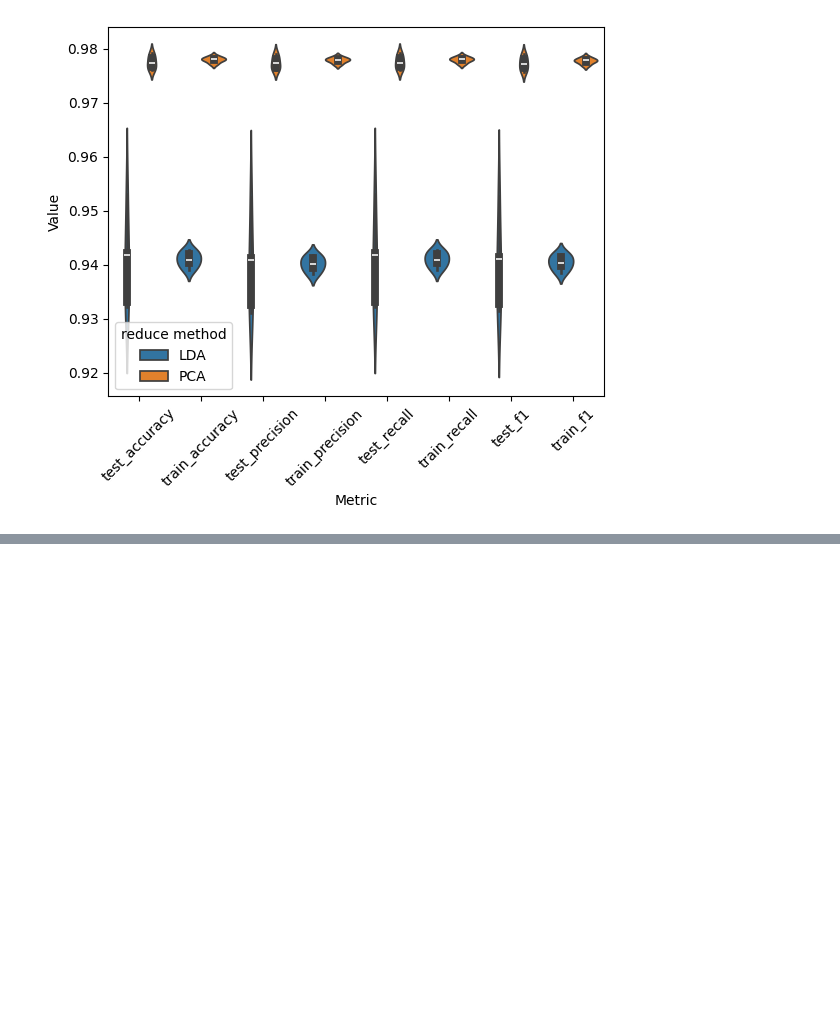
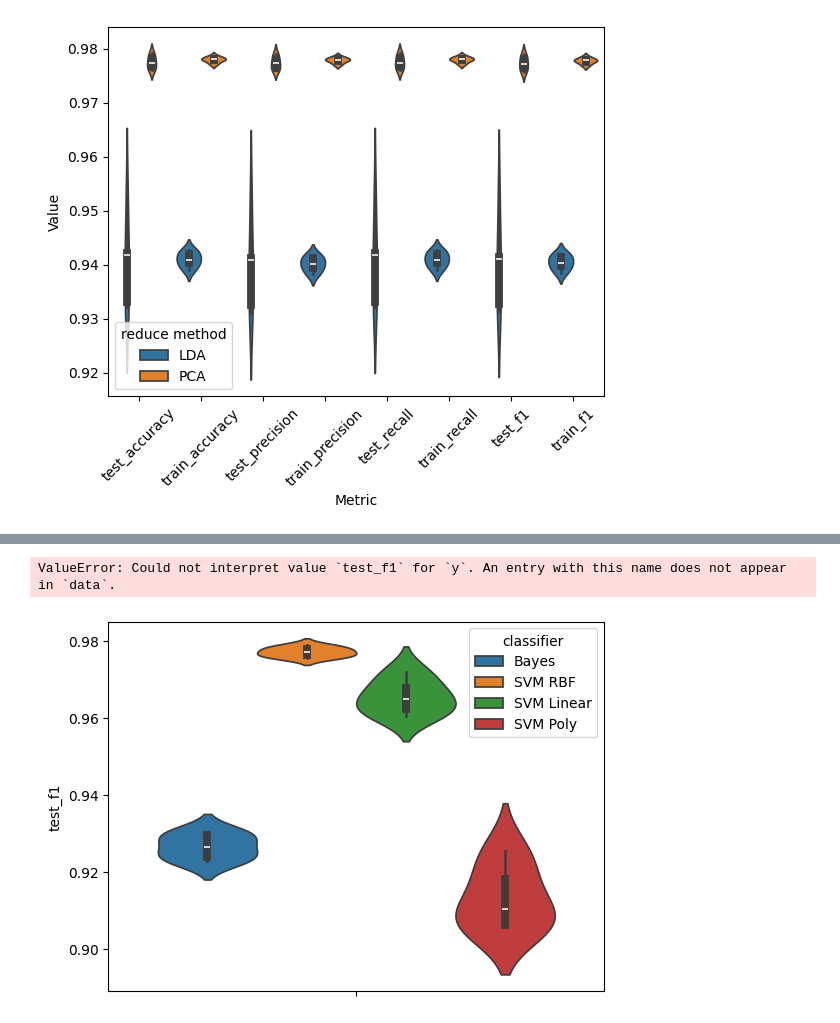
Before and after one commit to xterm99/kaggle-epileptic-seizure-recognition, a Jupyter notebook: Train_Evaluation.ipynb, the cells around one changed output, grey strips where cells are left out. Drawn from its saved outputs; the diff is of its cells as text; code cells hidden in the pictures; blank space fills up the shorter version.

```diff
--- a/Train_Evaluation.ipynb
+++ b/Train_Evaluation.ipynb
@@ -506,0 +547,60 @@ plt.show()
+# %%
+def run_pipeline(config):
+    pipeline = TrainingPipeline(**config)
+    results = pipeline.run()
+    return results
+
+
+config_bayes = {
+    'data_path': data_path,
+    'target_column': target_column,
+    'scaling': True,
+    'feature_selection_method': None,
+    'feature_list': None,
+    'reduction_method': 'pca',
+    'reduction_params': {'n_components': 7},
+    'classifier_name': 'gnb',
+    'classifier_params': {},
+    'cv_splits': 5,
+    'random_state': 42
+}
+
+
+config_svm_rbf = config_pca.copy()
+config_svm_rbf['classifier_name'] = 'svm'
+config_svm_rbf['classifier_params'] = {'kernel': 'rbf', 'C': 1.0, 'gamma': 'scale'}
+
+config_svm_linear = config_pca.copy()
+config_svm_linear['classifier_name'] = 'svm'
+config_svm_linear['classifier_params'] = {'kernel': 'linear', 'C': 1.0}
+
+config_svm_poly = config_pca.copy()
+config_svm_poly['classifier_name'] = 'svm'
+config_svm_poly['classifier_params'] = {'kernel': 'poly', 'C': 1.0, 'degree': 3}
+
+
+
+results_bayes = run_pipeline(config_bayes)
+results_bayes["classifier"] = "Bayes"
+
+results_svm_rbf = run_pipeline(config_svm_rbf)
+results_svm_rbf["classifier"] = "SVM RBF"
+
+results_svm_linear = run_pipeline(config_svm_linear)
+results_svm_linear["classifier"] = "SVM Linear"
+
+results_svm_poly = run_pipeline(config_svm_poly)
+results_svm_poly["classifier"] = "SVM Poly"
+
+
+
+df = pd.concat([pd.DataFrame(results_bayes), pd.DataFrame(results_svm_rbf), pd.DataFrame(results_svm_linear), pd.DataFrame(results_svm_poly)], axis=0)
+df.drop(columns=["fit_time","score_time"], inplace=True)
+# %% [output]
+ValueError: Could not interpret value `test_f1` for `y`. An entry with this name does not appear in `data`.
+# %%
+sns.violinplot(data=df, y="test_f1", hue="classifier")
+plt.xticks(rotation=45)
+plt.show()
+# %% [output]
+[figure, added]
```
Also changed, not shown: parts of 2 cells of this notebook.
